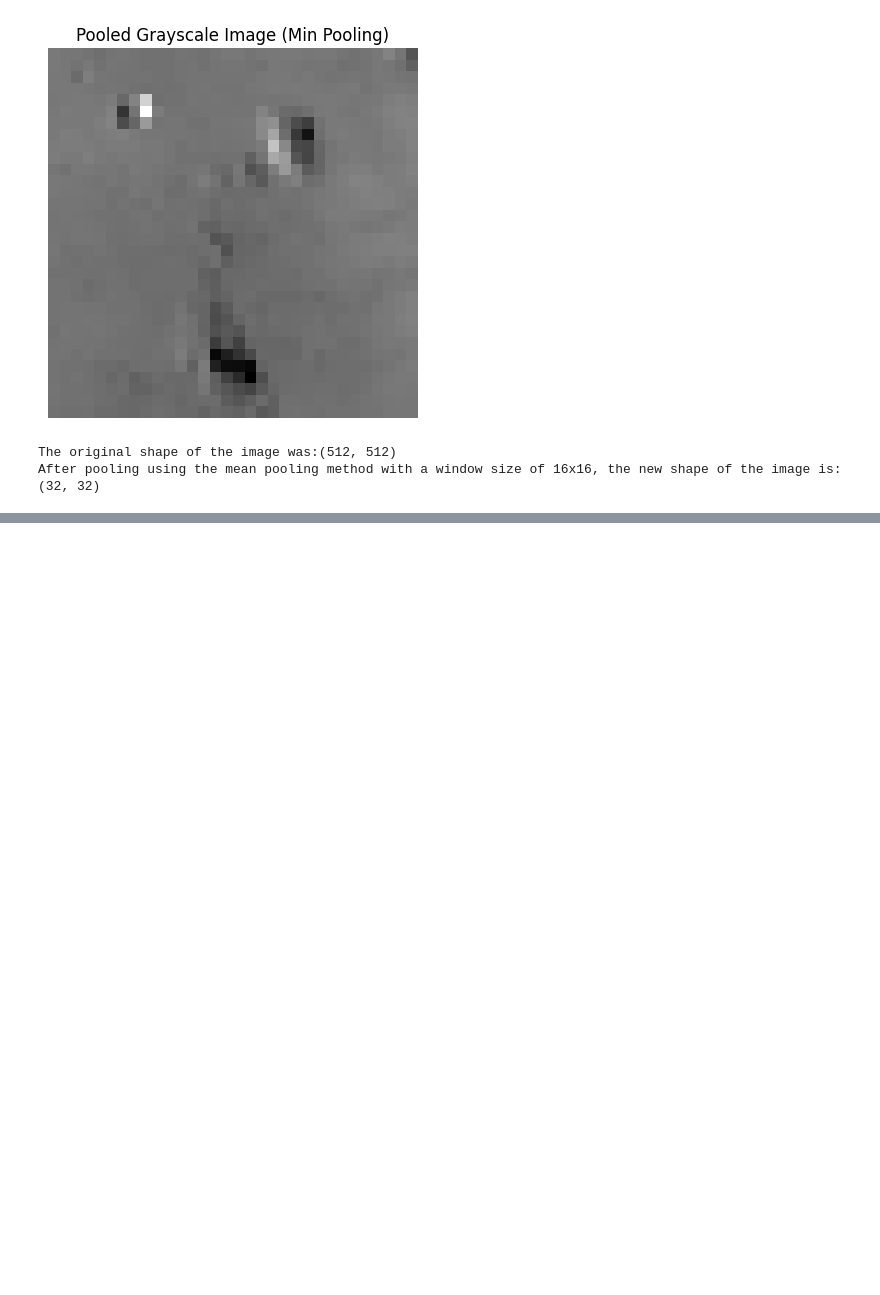
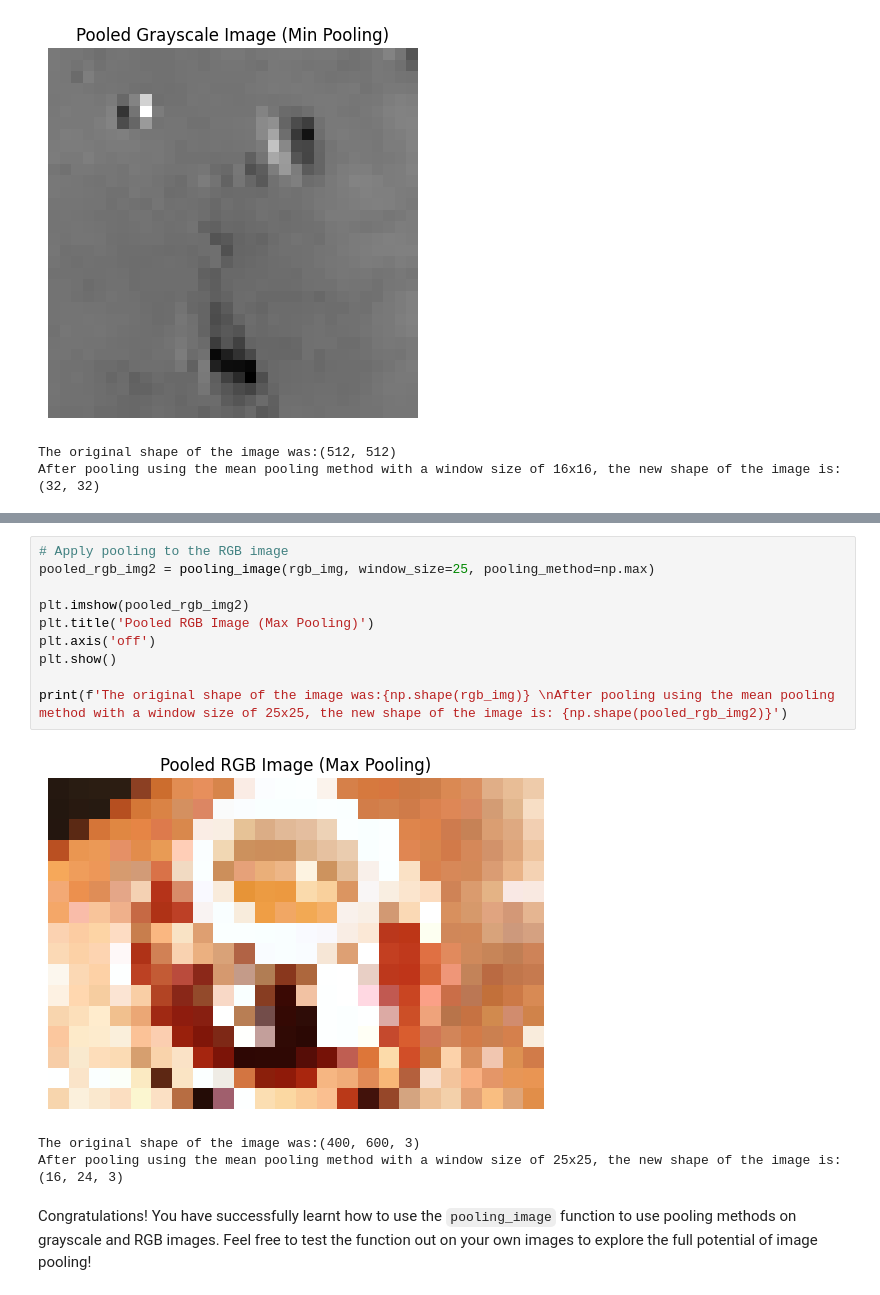
Before and after one commit to UBC-MDS/SharpEdge, a Jupyter notebook: docs/image_pooling.ipynb, the cells around one changed output, grey strips where cells are left out. Drawn from its saved outputs; the diff is of its cells as text; blank space fills up the shorter version.

```diff
--- a/docs/image_pooling.ipynb
+++ b/docs/image_pooling.ipynb
@@ -134,0 +137,16 @@ After pooling using the mean pooling method with a window size of 16x16, the new
+# %%
+# Apply pooling to the RGB image
+pooled_rgb_img2 = pooling_image(rgb_img, window_size=25, pooling_method=np.max)
+
+plt.imshow(pooled_rgb_img2)
+plt.title('Pooled RGB Image (Max Pooling)')
+plt.axis('off')
+plt.show()
+
+print(f'The original shape of the image was:{np.shape(rgb_img)} \nAfter pooling using the mean pooling method with a window size of 25x25, the new shape of the image is: {np.shape(pooled_rgb_img2)}')
+# %% [output]
+[figure, added]
+The original shape of the image was:(400, 600, 3)
+After pooling using the mean pooling method with a window size of 25x25, the new shape of the image is: (16, 24, 3)
+# %% [markdown]
+Congratulations! You have successfully learnt how to use the `pooling_image` function to use pooling methods on grayscale and RGB images. Feel free to test the function out on your own images to explore the full potential of image pooling!
```
Also changed, not shown: parts of 3 cells of this notebook.
